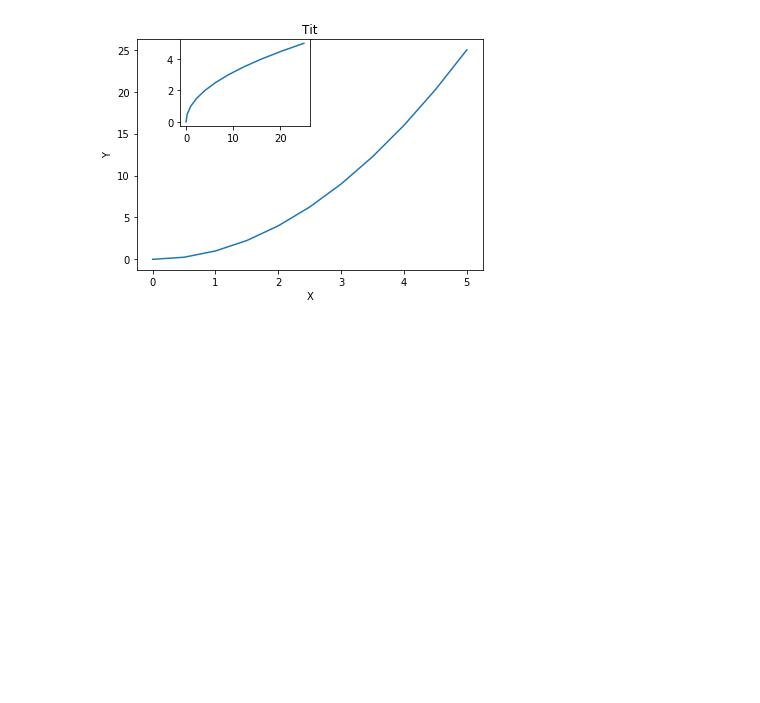
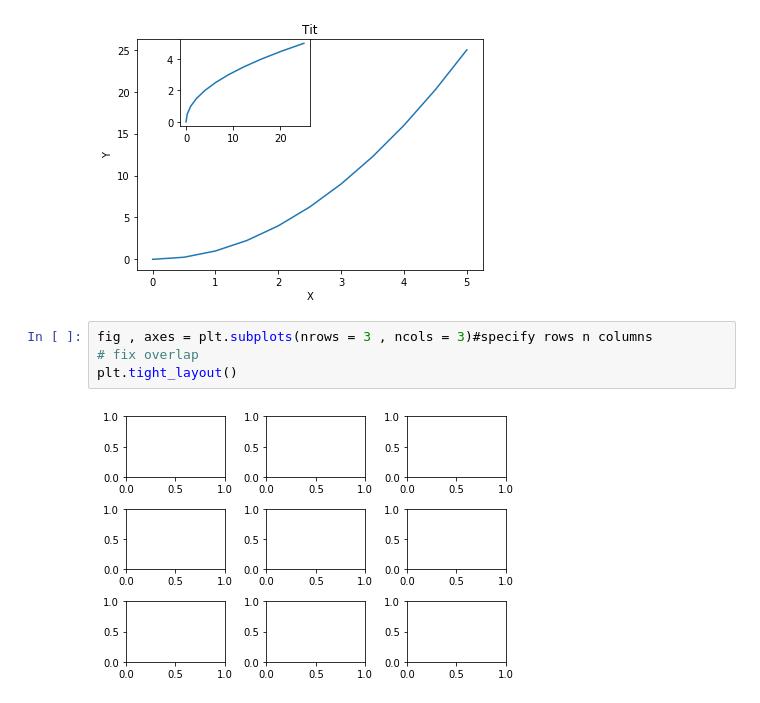
Before and after one commit to Ishmam97/Python-Practice, a Jupyter notebook: MatplotLib Learning.ipynb, the cells around one changed output. Cells and saved outputs as stored; diff of their text form; blank space fills up the shorter version.

```diff
--- a/MatplotLib Learning.ipynb
+++ b/MatplotLib Learning.ipynb
@@ -43,3 +43,9 @@ axes2.plot(y,x)
 fig
 # %% [output]
 [figure]
+# %%
+fig , axes = plt.subplots(nrows = 3 , ncols = 3)#specify rows n columns
+# fix overlap
+plt.tight_layout()
+# %% [output]
+[figure, added]
```
Also changed, not shown: parts of 8 cells of this notebook.
